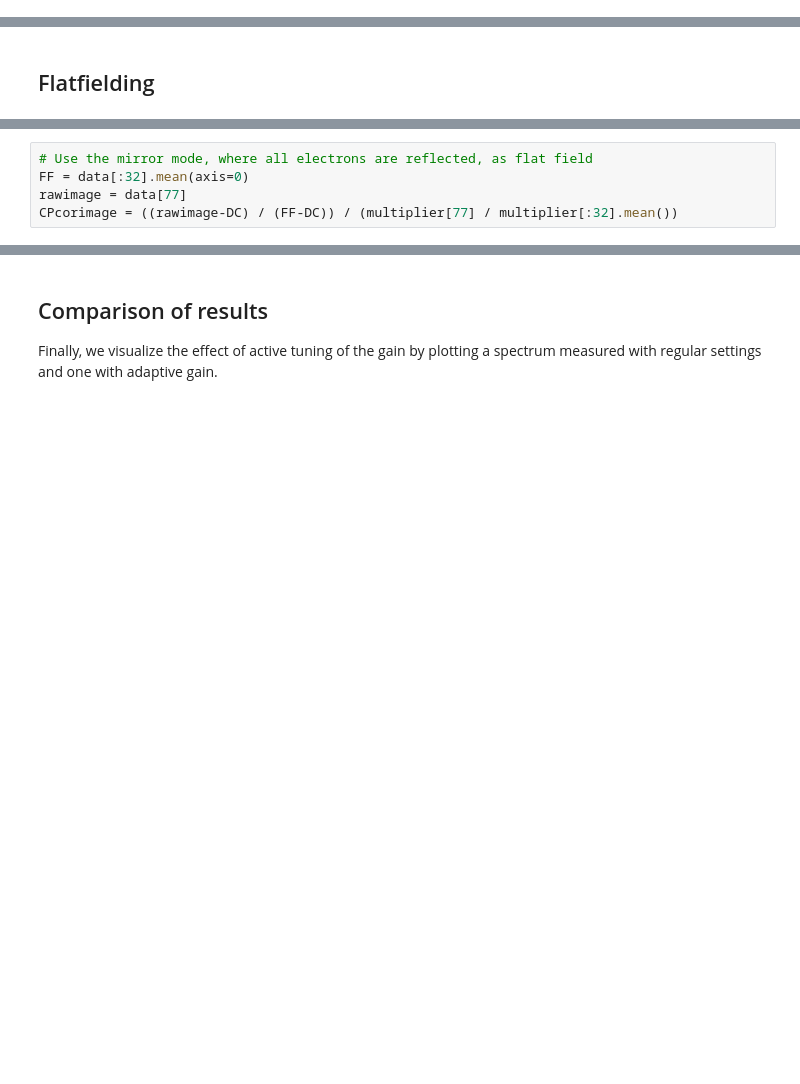
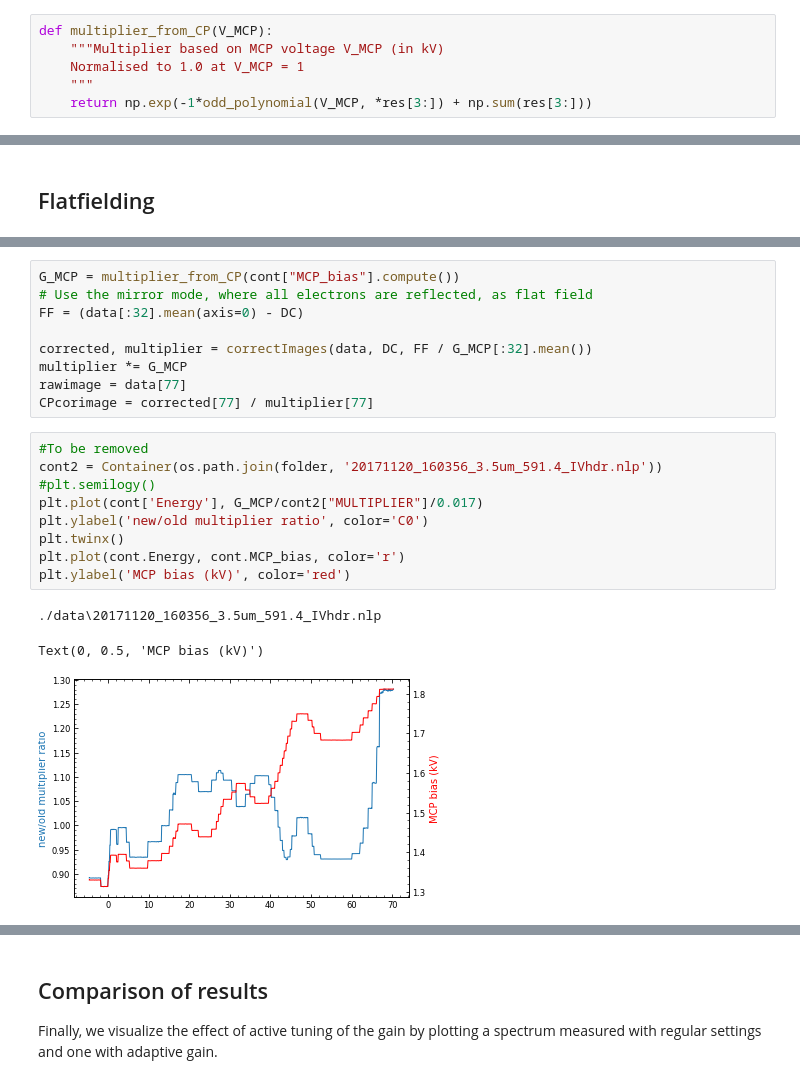
Before and after one commit to TAdeJong/LEEM-analysis, a Jupyter notebook: 1 - Detector Correction.ipynb, the cells around one changed output, grey strips where cells are left out. Cells and saved outputs as stored; diff of their text form; blank space fills up the shorter version.

```diff
--- a/1 - Detector Correction.ipynb
+++ b/1 - Detector Correction.ipynb
@@ -91,3 +130,9 @@ fullres['message']
+# %%
+def multiplier_from_CP(V_MCP):
+    """Multiplier based on MCP voltage V_MCP (in kV)
+    Normalised to 1.0 at V_MCP = 1
+    """
+    return np.exp(-1*odd_polynomial(V_MCP, *res[3:]) + np.sum(res[3:]))
 # %%
 fix, axs = plt.subplots(ncols=2, nrows=2, figsize=[6,6], sharex=True, constrained_layout=True)
 axs = axs.flatten()
@@ -134,8 +198,25 @@ multiplier = np.array(cont["MULTIPLIER"])
 # %%
+G_MCP = multiplier_from_CP(cont["MCP_bias"].compute())
 # Use the mirror mode, where all electrons are reflected, as flat field
-FF = data[:32].mean(axis=0)
+FF = (data[:32].mean(axis=0) - DC)
+
+corrected, multiplier = correctImages(data, DC, FF / G_MCP[:32].mean())
+multiplier *= G_MCP
 rawimage = data[77]
-CPcorimage = ((rawimage-DC) / (FF-DC)) / (multiplier[77] / multiplier[:32].mean())
+CPcorimage = corrected[77] / multiplier[77]
+# %%
+#To be removed
+cont2 = Container(os.path.join(folder, '20171120_160356_3.5um_591.4_IVhdr.nlp'))
+#plt.semilogy()
+plt.plot(cont['Energy'], G_MCP/cont2["MULTIPLIER"]/0.017)
+plt.ylabel('new/old multiplier ratio', color='C0')
+plt.twinx()
+plt.plot(cont.Energy, cont.MCP_bias, color='r')
+plt.ylabel('MCP bias (kV)', color='red')
+# %% [output]
+./data\20171120_160356_3.5um_591.4_IVhdr.nlp
+Text(0, 0.5, 'MCP bias (kV)')
+[figure, added]
 # %%
 fig, axs = plt.subplots(2,2, constrained_layout=True, figsize=[8, 4.9])
 im = axs[0,0].imshow(DC.T/16., interpolation='none')
```
Also changed, not shown: parts of 18 cells of this notebook, 6 other files.
